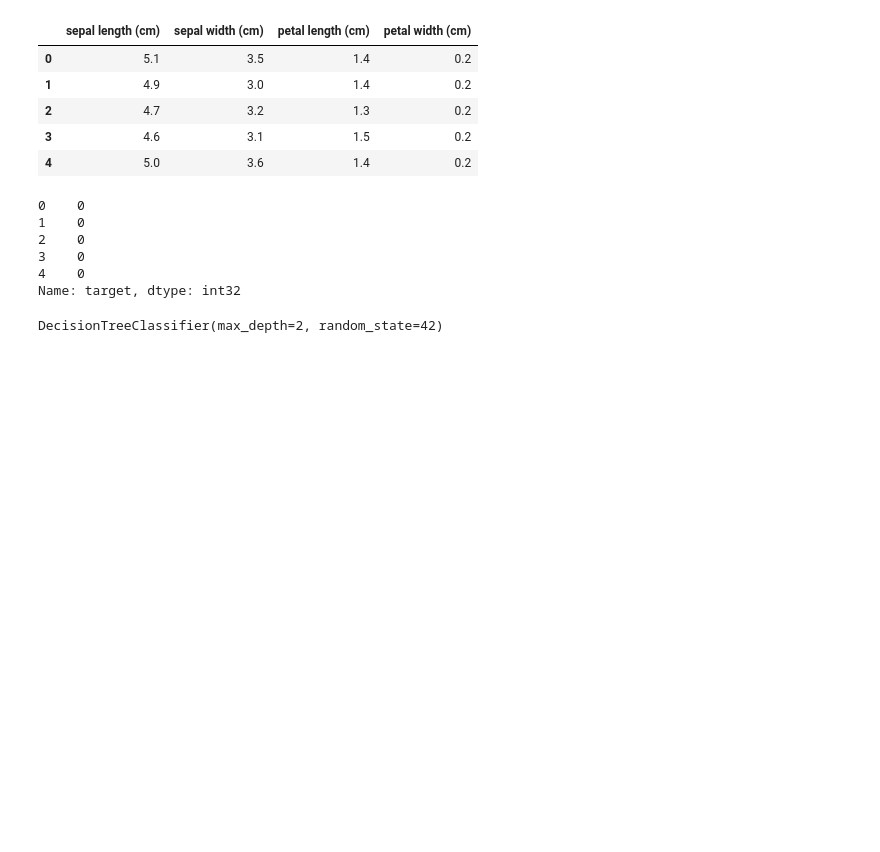
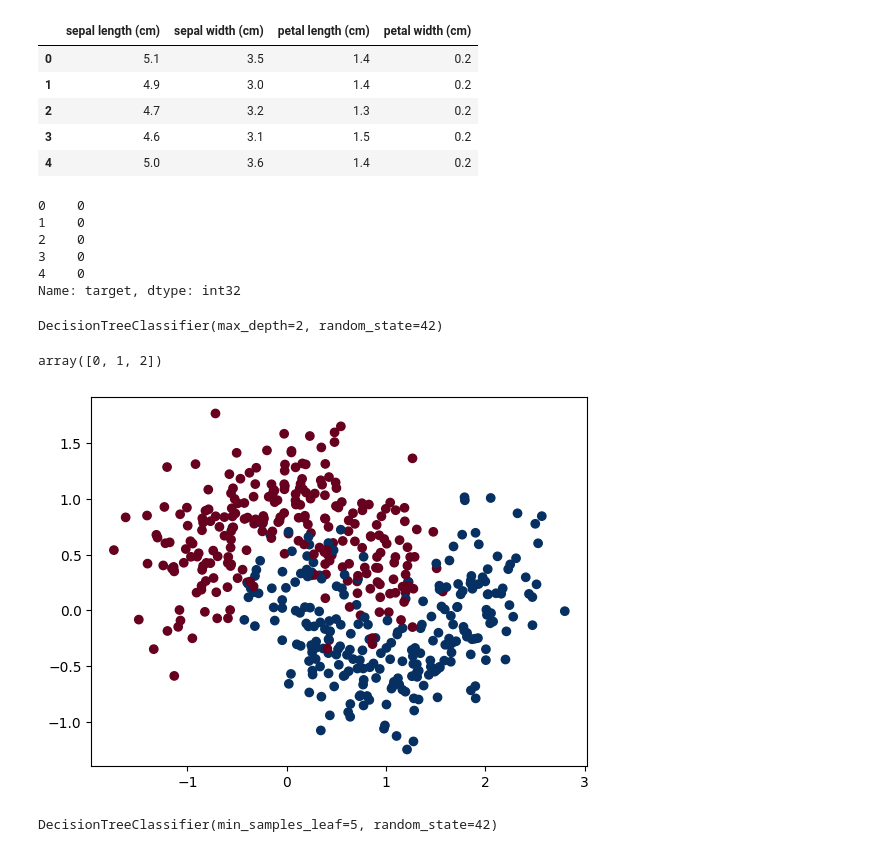
Before and after one commit to yograi343/Hands_on_machine_learning, a Jupyter notebook: 6 Decision Tree.ipynb, the cells around one changed output. Cells and saved outputs as stored; diff of their text form; code cells hidden in the pictures; blank space fills up the shorter version.

Commit message:
Learnt Decision Tree

```diff
--- a/6 Decision Tree.ipynb
+++ b/6 Decision Tree.ipynb
@@ -63,0 +42,4 @@ export_graphviz(
+# %%
+tree_clf.classes_
+# %% [output]
+array([0, 1, 2])
@@ -63,0 +50,18 @@ export_graphviz(
+# %%
+import matplotlib.pyplot as plt
+X,y = make_moons(n_samples=500,noise = 0.3,random_state=42)
+
+X_train,X_test,y_train,y_test = train_test_split(X,y,test_size=0.2,train_size=0.8,random_state=42)
+# %%
+plt.scatter(X[:,0],X[:,1],c=y,cmap='RdBu')
+plt.show()
+# %% [output]
+[figure, added]
+# %%
+tree_clf1 = DecisionTreeClassifier(random_state=42)
+tree_clf2 = DecisionTreeClassifier(min_samples_leaf =5, random_state=42)
+
+tree_clf1.fit(X,y)
+tree_clf2.fit(X,y)
+# %% [output]
+DecisionTreeClassifier(min_samples_leaf=5, random_state=42)
```
Also changed, not shown: parts of 19 cells of this notebook.
